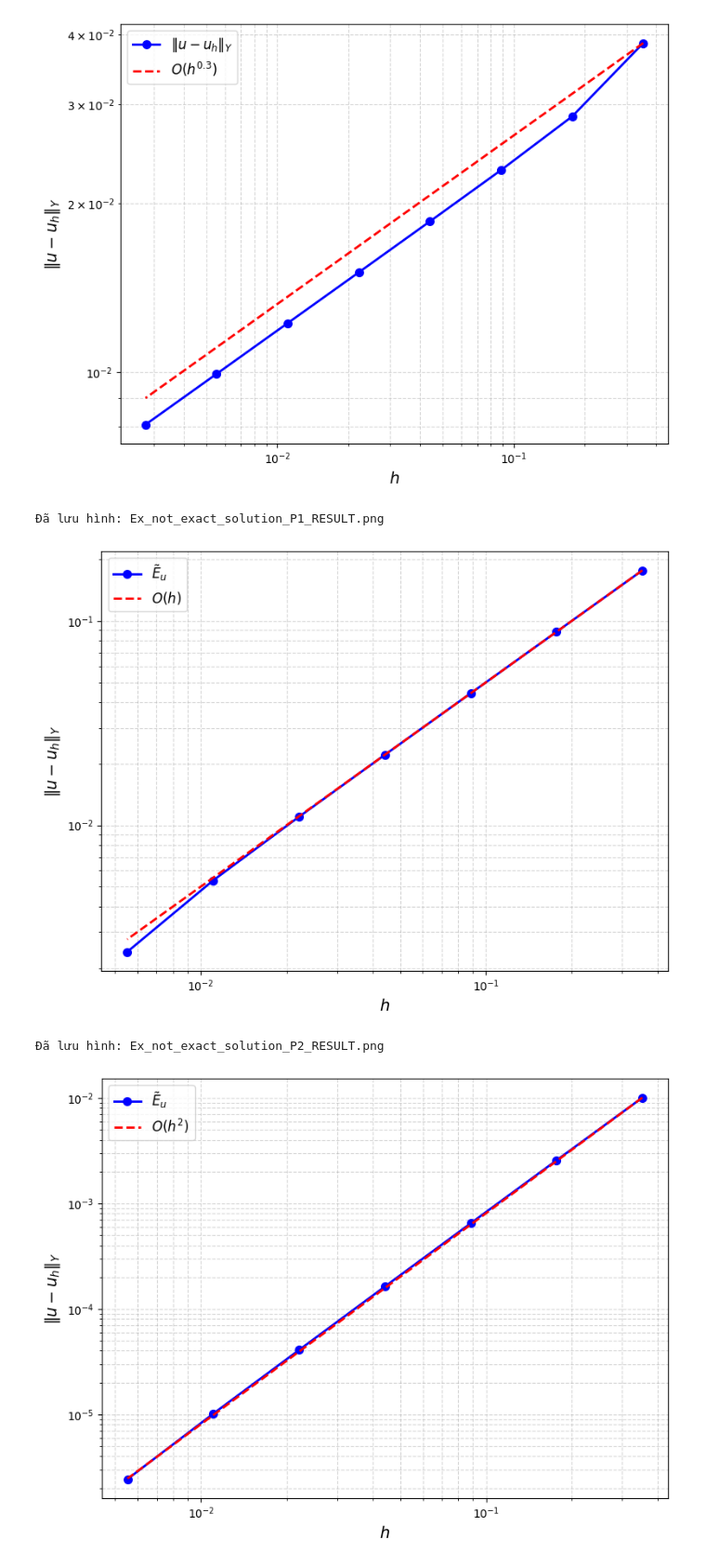
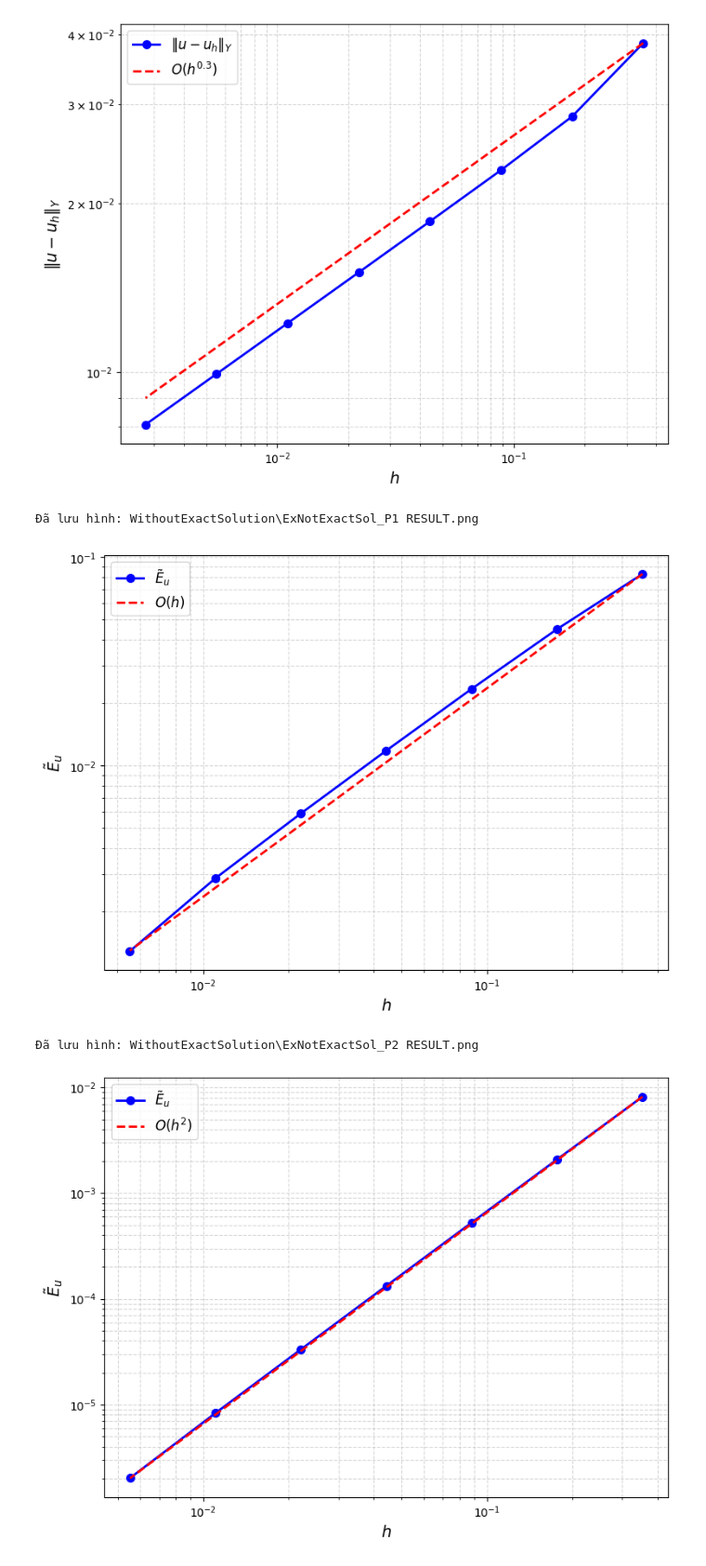
Before and after one commit to tienbuimanh/SpaceTime-FEM-for-Advection-Diffusion-Problems, a Jupyter notebook: main.ipynb, the cells around one changed output. Shown at 93% size. Cells and saved outputs as stored; diff of their text form; code cells hidden in the pictures.

Commit message:
Update all files: main.ipynb and example folders (Example1, Example2Dimension, LimitedRegularity, Singular, WithoutExactSolution)

```diff
--- a/main.ipynb
+++ b/main.ipynb
@@ -222,7 +222,7 @@ def plot_relative_H1_error(filename, convergence_order = None):
     )
 
     plt.xlabel(r"$h$", fontsize=14)
-    plt.ylabel(r"$\|u - u_h\|_{Y}$", fontsize=14)
+    plt.ylabel(r"$\tilde{E}_u$", fontsize=14)
 
 #    plt.title(
 #        rf"$H^1$ Error Convergence - $P{degree}$",
@@ -346,10 +326,10 @@ plot_H1_error("Ex_u0_in_L2_not_H1_P2 RESULT.csv", convergence_order=0.3)
 Đã lưu hình: Ex_u0_in_L2_not_H1_P2 RESULT.png
 [figure]
 # %%
-plot_relative_H1_error("Ex_not_exact_solution_P1_RESULT.csv")
-plot_relative_H1_error("Ex_not_exact_solution_P2_RESULT.csv")
+plot_relative_H1_error("./WithoutExactSolution/ExNotExactSol_P1 RESULT.csv")
+plot_relative_H1_error("./WithoutExactSolution/ExNotExactSol_P2 RESULT.csv")
 # %% [output]
-Đã lưu hình: Ex_not_exact_solution_P1_RESULT.png
+Đã lưu hình: WithoutExactSolution\ExNotExactSol_P1 RESULT.png
-[figure, old version]
+[figure, new version]
-Đã lưu hình: Ex_not_exact_solution_P2_RESULT.png
+Đã lưu hình: WithoutExactSolution\ExNotExactSol_P2 RESULT.png
-[figure, old version]
+[figure, new version]
```
Also changed, not shown: parts of 5 cells of this notebook, 25 other files.
